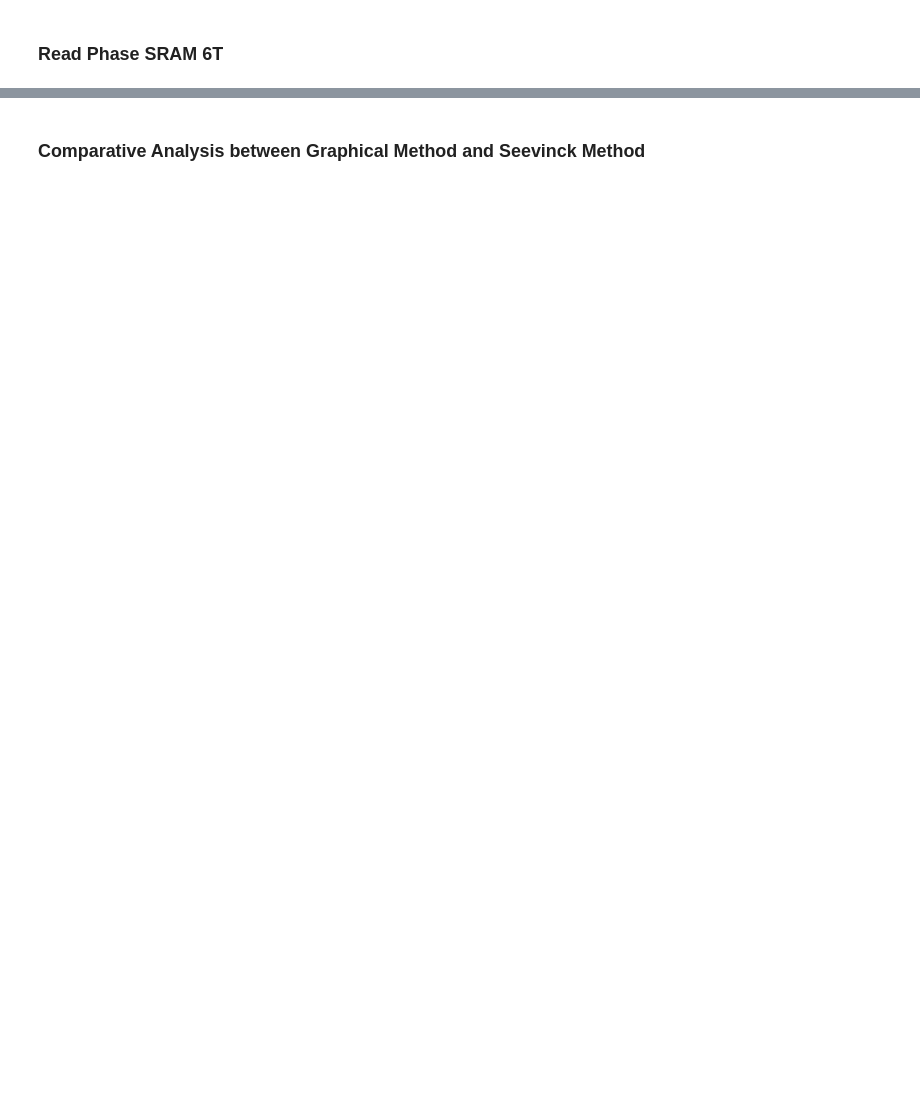
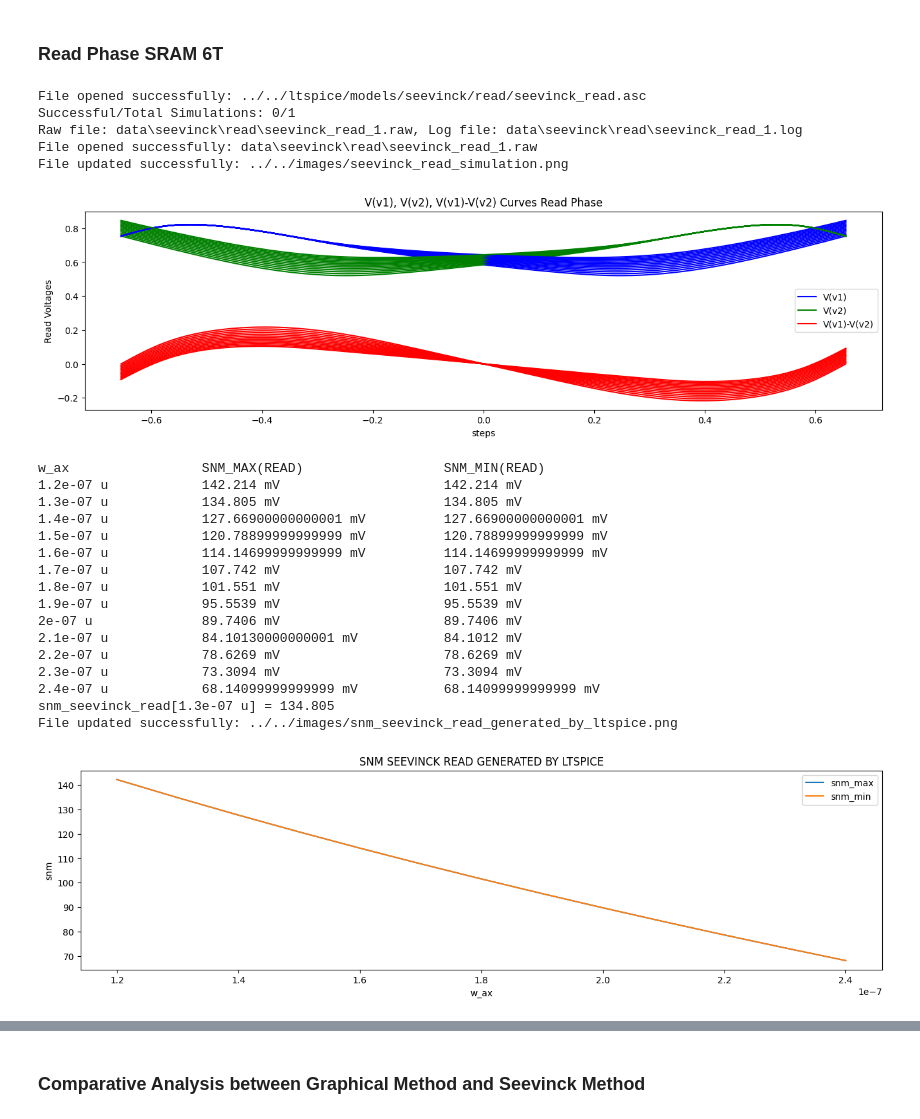
Before and after one commit to gubbriaco/sram-analysis, a Jupyter notebook: python/drv-analysis/drv_analysis.ipynb, the cells around one changed output, grey strips where cells are left out. Drawn from its saved outputs; the diff is of its cells as text; code cells hidden in the pictures; blank space fills up the shorter version.

```diff
--- a/python/drv-analysis/drv_analysis.ipynb
+++ b/python/drv-analysis/drv_analysis.ipynb
@@ -345,7 +427,7 @@ steps, vsweep_seevinck_read, i_leaks_seevinck_read, v_1_seevinck_read, v_2_seevi
     vwl=vwl_read,
     vbl=vbl_read,
     vblneg=vblneg_read,
-    params=[rit_models, dc_vsweep_seevinck, snm_max(0.707), snm_min(0.707), w_ax_step_param_seevinck, save_w_ax_seevinck]
+    params=[rit_models, dc_vsweep_seevinck, snm_max(0.655), snm_min(0.655), w_ax_step_param_seevinck, save_w_ax_seevinck]
 )
 
 plt.figure(figsize=(16, 4))
@@ -378,33 +460,57 @@ with open(seevinck_read_log_file_path, "r") as file:
 
 w_ax_seevinck_read = get_data(pattern=w_ax_seevinck_pattern, content=content)
 
 snm_max_seevinck_read = get_data(pattern=snm_max_seevinck_pattern, content=content)
 snm_max_seevinck_read = [1000 * value for value in snm_max_seevinck_read]
 
 snm_min_seevinck_read = get_data(pattern=snm_min_seevinck_pattern, content=content)
 snm_min_seevinck_read = [abs(1000 * value) for value in snm_min_seevinck_read]
 
 print("{:<20} {:<30} {:<30}".format("w_ax", "SNM_MAX(READ)", "SNM_MIN(READ)"))
 for w, smax, smin in zip(w_ax_seevinck_read, snm_max_seevinck_read, snm_min_seevinck_read):
     print("{:<20} {:<30} {:<30}".format(f'{w} u', f'{smax} mV', f'{smin} mV'))
 
 snm_seevinck_read = []
 for snm_max_read, snm_min_read in zip(snm_max_seevinck_read, snm_min_seevinck_read):
     if snm_max_read > snm_min_read:
         snm_seevinck_read.append(snm_min_read)
     else:
         snm_seevinck_read.append(snm_max_read)
 
 print(f'snm_seevinck_read[{w_ax_seevinck_read[w_ax_pos]} u] = {snm_seevinck_read[w_ax_pos]}')
 
 plt.figure(figsize=(16, 4))
 plt.plot(w_ax_seevinck_read, snm_max_seevinck_read)
 plt.plot(w_ax_seevinck_read, snm_min_seevinck_read)
 plt.xlabel("w_ax"); plt.ylabel("snm")
 plt.legend(["snm_max","snm_min"])
 plt.title("SNM SEEVINCK READ GENERATED BY LTSPICE")
 save_image(image_path=os.path.join(images, "snm_seevinck_read_generated_by_ltspice.png"), plt=plt)
 plt.show()
+# %% [output]
+File opened successfully: ../../ltspice/models/seevinck/read/seevinck_read.asc
+Successful/Total Simulations: 0/1
+Raw file: data\seevinck\read\seevinck_read_1.raw, Log file: data\seevinck\read\seevinck_read_1.log
+File opened successfully: data\seevinck\read\seevinck_read_1.raw
+File updated successfully: ../../images/seevinck_read_simulation.png
+[figure, added]
+w_ax                 SNM_MAX(READ)                  SNM_MIN(READ)
+1.2e-07 u            142.214 mV                     142.214 mV
+1.3e-07 u            134.805 mV                     134.805 mV
+1.4e-07 u            127.66900000000001 mV          127.66900000000001 mV
+1.5e-07 u            120.78899999999999 mV          120.78899999999999 mV
+1.6e-07 u            114.14699999999999 mV          114.14699999999999 mV
+1.7e-07 u            107.742 mV                     107.742 mV
+1.8e-07 u            101.551 mV                     101.551 mV
+1.9e-07 u            95.5539 mV                     95.5539 mV
+2e-07 u              89.7406 mV                     89.7406 mV
+2.1e-07 u            84.10130000000001 mV           84.1012 mV
+2.2e-07 u            78.6269 mV                     78.6269 mV
+2.3e-07 u            73.3094 mV                     73.3094 mV
+2.4e-07 u            68.14099999999999 mV           68.14099999999999 mV
+snm_seevinck_read[1.3e-07 u] = 134.805
+File updated successfully: ../../images/snm_seevinck_read_generated_by_ltspice.png
+[figure, added]
 # %%
 fig, axs = plt.subplots(1, 2, figsize=(12, 6))
 
```
Also changed, not shown: parts of 18 cells of this notebook, 20 other files.
